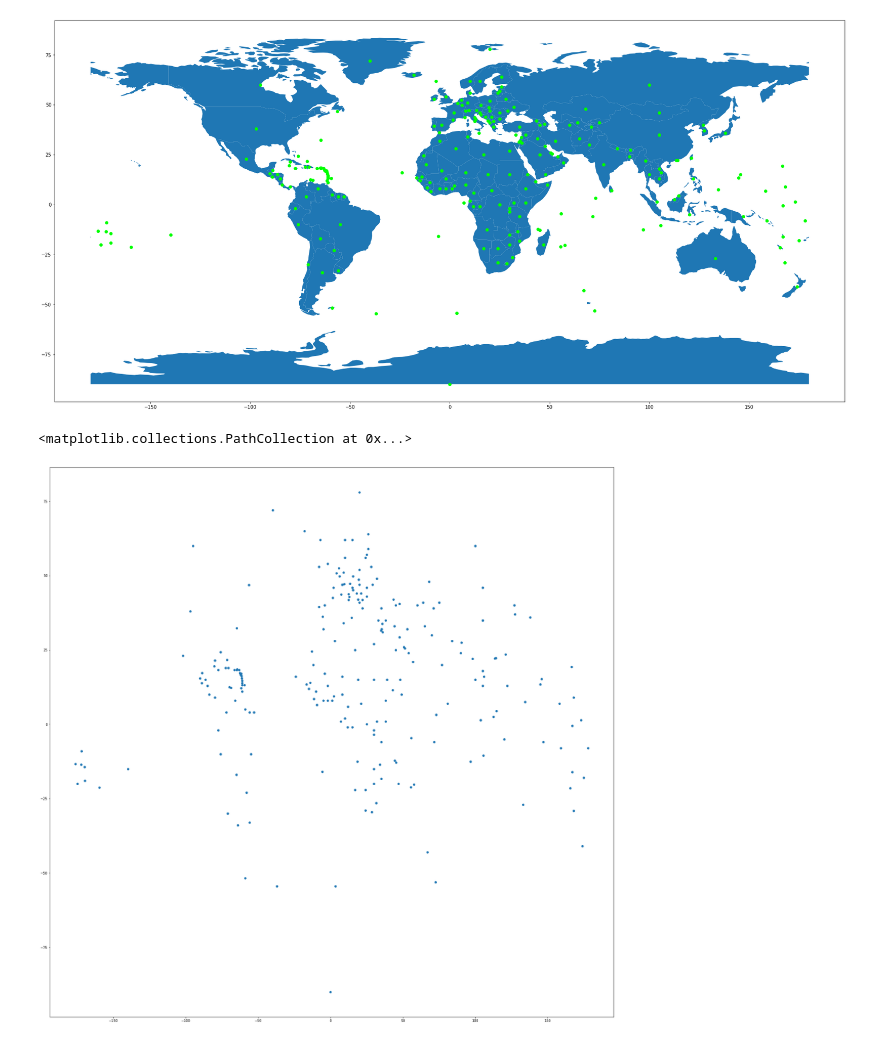
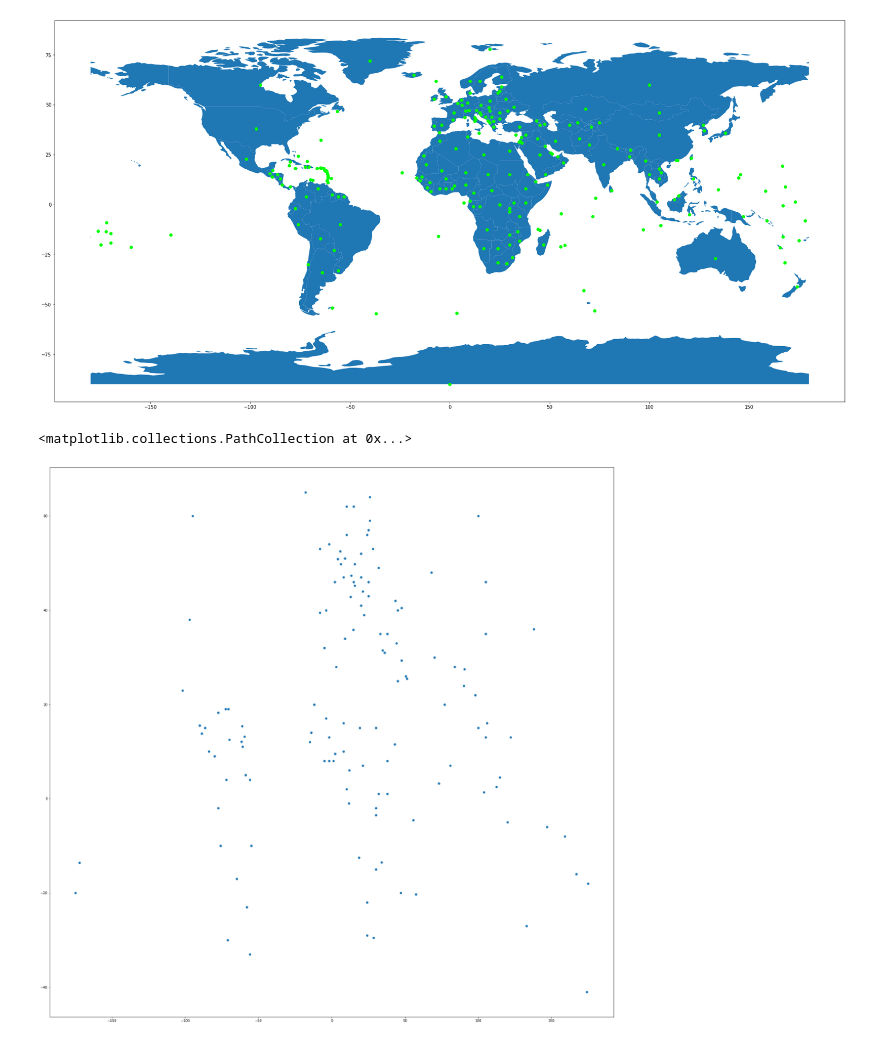
Before and after one commit to ToanLyHoa/Report-data-analysis, a Jupyter notebook: Report.ipynb, the cells around one changed output. Saved outputs shown, nothing was run; the diff lists cells and outputs as text; code cells hidden in the pictures.

```diff
--- a/Report.ipynb
+++ b/Report.ipynb
@@ -42,7 +42,7 @@ Ta sẽ tiến hành vẽ các biểu đồ liên quan đến [Inflation, Consum
 # %% [markdown]
 **Đầu tiên ta sẽ tiến hành đọc file csv, tuy nhiên đây là file chứa tất cả các nước trên thế giới ta chỉ quan tâm đến Việt Nam và tình hình chung của thể giới**
 # %%
-consumer_prices = pd.read_csv('/home/it/Desktop/NTMINH/Test/Data/consumer_prices.csv')
+consumer_prices = pd.read_csv('Data\consumer_prices.csv')
 consumer_prices.head()
 # %% [output]
 |  | Country Name | Country Code | Indicator Name | Indicator Code | 1960 | 1961 | 1962 | 1963 | ... |
@@ -434,13 +473,13 @@ ax.scatter(locators['Longitude'], locators['Latitude'], c = 'lime')
 # %%
 # Vì có thể có sai sót và các sai sót này thể hiện thông qua giá trị NaN ở các field vĩ độ (Latitude) và kinh độ(Longtitude)
 # Ta clear các dòng chứa đi, có thể bỏ qua một số nước (Tuy nhiên trong thực tế bộ dữ liệu sẽ chính xác hơn, đây chỉ là thử nghiệm)
 
 
 fig, ax = plt.subplots(figsize = (30, 30))
-ax.scatter(locators['Longitude'], locators['Latitude'])
+ax.scatter(data_world['Longitude'], data_world['Latitude'])
 # %% [output]
 <matplotlib.collections.PathCollection at 0x...>
-[figure, old version]
+[figure, new version]
 # %%
 fig, ax = plt.subplots(2, 1)
 
```
Also changed, not shown: parts of 8 cells of this notebook.
